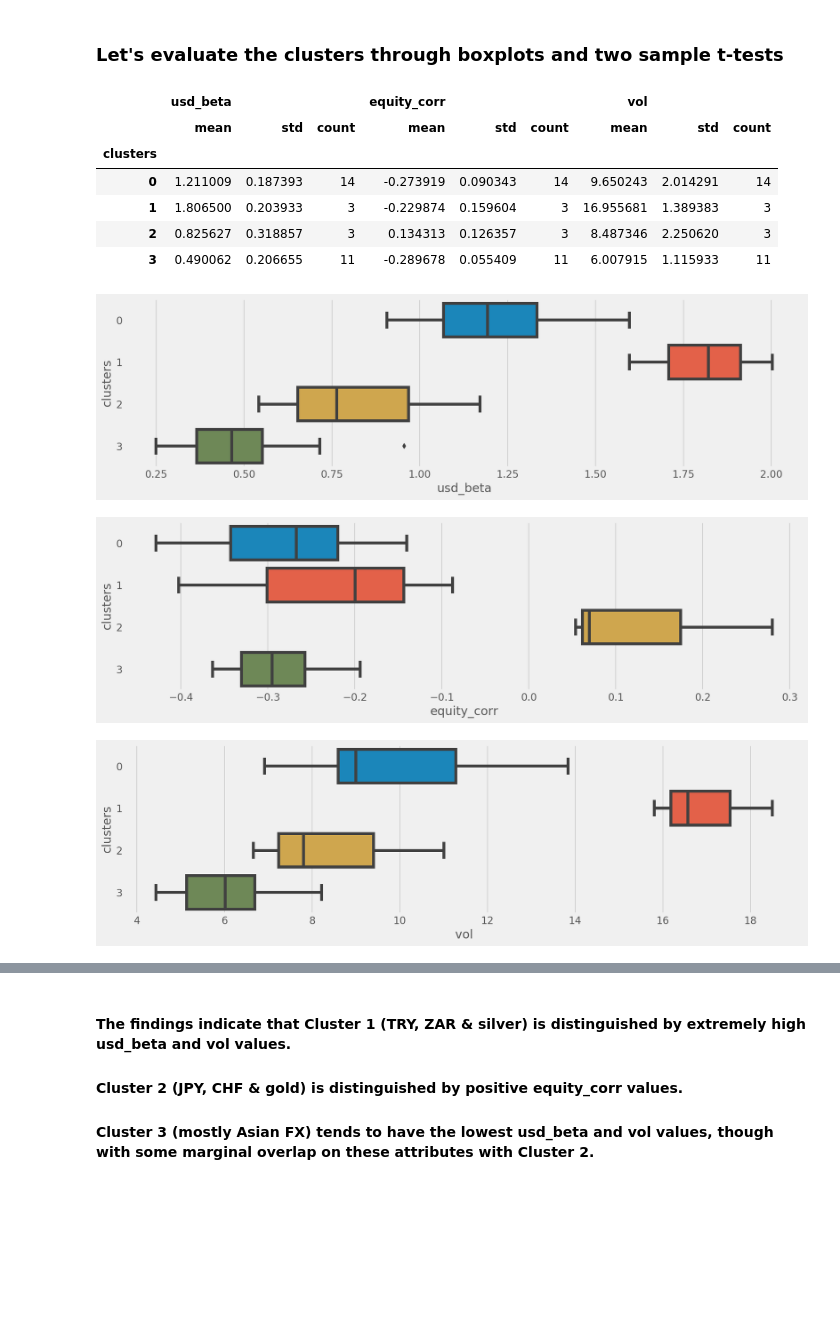
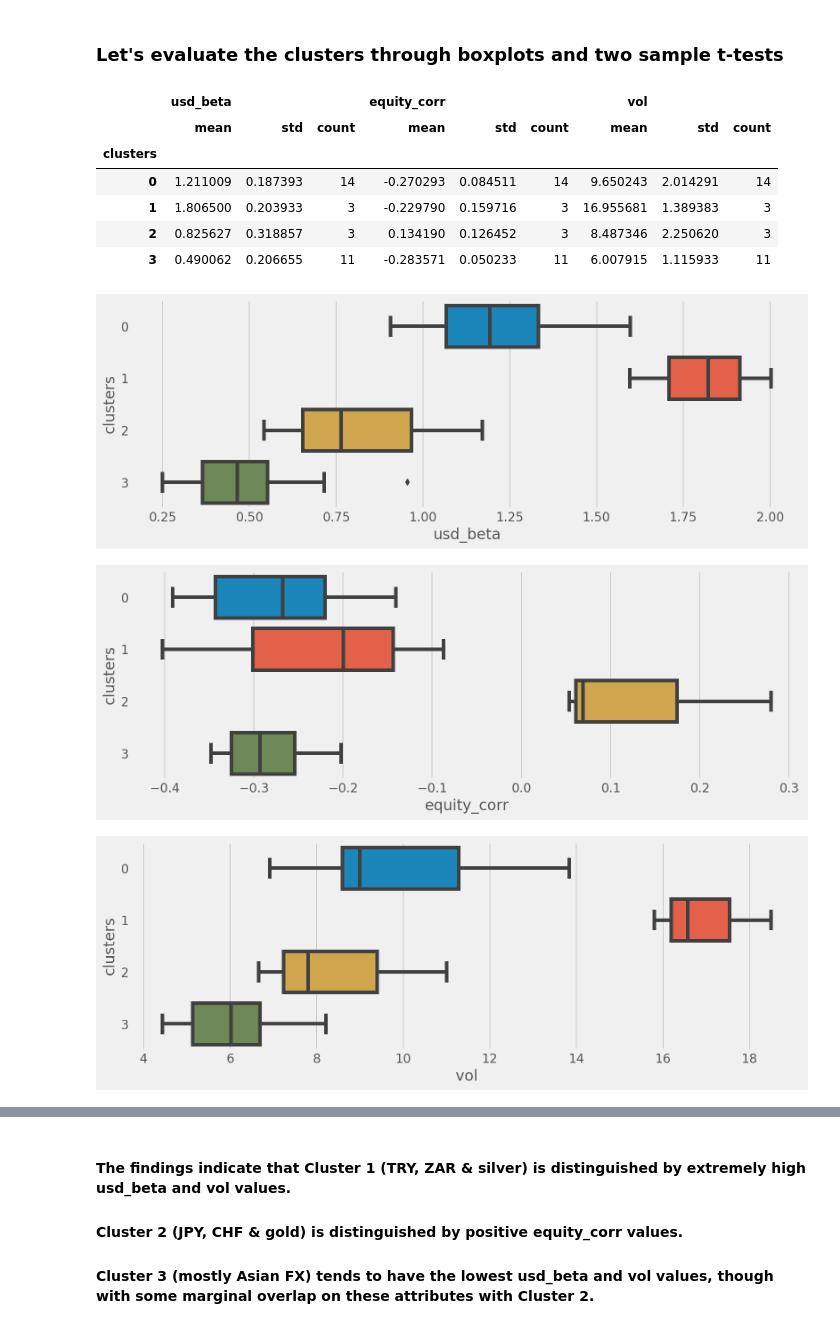
Before and after one commit to at-tan/Hierarchical_Clustering_of_Currencies, a Jupyter notebook: fx_clustering.ipynb, the cells around one changed output, grey strips where cells are left out. Saved outputs shown, nothing was run; the diff lists cells and outputs as text; code cells hidden in the pictures; blank space fills up the shorter version.

```diff
--- a/fx_clustering.ipynb
+++ b/fx_clustering.ipynb
@@ -52,6 +52,8 @@ df.index = df.index.to_timestamp()
 df.columns = ['usd', 'msci', 'oil', 'cny', 'twd', 'krw', 'sgd', 'myr', 'idr', 'thb', 'php', 'inr', 'rub',
                 'pln', 'huf', 'ron', 'try', 'brl', 'mxn', 'clp', 'cop', 'zar', 'ils', 'eur', 'gbp',
                 'jpy', 'aud', 'nzd', 'cad', 'chf', 'nok', 'sek', 'gold', 'silver']
+# %%
+df.fillna(method='ffill', inplace=True)
 # %%
 df.head(5)
 # %% [output]
@@ -675,28 +612,28 @@ X.groupby('clusters').agg(['mean', 'std', 'count'])
 |  | usd_beta |  |  | equity_corr |  |  | vol |  |  |
 |  | mean | std | count | mean | std | count | mean | std | count |
 | clusters |  |  |  |  |  |  |  |  |  |
-| 0 | 1.211009 | 0.187393 | 14 | -0.273919 | 0.090343 | 14 | 9.650243 | 2.014291 | 14 |
-| 1 | 1.806500 | 0.203933 | 3 | -0.229874 | 0.159604 | 3 | 16.955681 | 1.389383 | 3 |
-| 2 | 0.825627 | 0.318857 | 3 | 0.134313 | 0.126357 | 3 | 8.487346 | 2.250620 | 3 |
-| 3 | 0.490062 | 0.206655 | 11 | -0.289678 | 0.055409 | 11 | 6.007915 | 1.115933 | 11 |
+| 0 | 1.211009 | 0.187393 | 14 | -0.270293 | 0.084511 | 14 | 9.650243 | 2.014291 | 14 |
+| 1 | 1.806500 | 0.203933 | 3 | -0.229790 | 0.159716 | 3 | 16.955681 | 1.389383 | 3 |
+| 2 | 0.825627 | 0.318857 | 3 | 0.134190 | 0.126452 | 3 | 8.487346 | 2.250620 | 3 |
+| 3 | 0.490062 | 0.206655 | 11 | -0.283571 | 0.050233 | 11 | 6.007915 | 1.115933 | 11 |
 # %%
 # Box-plots for 'usd_beta'
-plt.figure(figsize=(15,4))
+plt.figure(figsize=(12,4))
 sns.boxplot(x='usd_beta', y='clusters', data=X, orient='h');
 # %% [output]
-[figure, old version]
+[figure, new version]
 # %%
 # Box-plots for 'equity_corr'
 # Cluster 3 is statistically distinct from the others
-plt.figure(figsize=(15,4))
+plt.figure(figsize=(12,4))
 sns.boxplot(x='equity_corr', y='clusters', data=X, orient='h');
 # %% [output]
-[figure, old version]
+[figure, new version]
 # %%
 # Box-plots for 'vol'
 # Cluster 0, cluster 1 and clusters 2-3 are statistically different from each other
-plt.figure(figsize=(15,4))
+plt.figure(figsize=(12,4))
 sns.boxplot(x='vol', y='clusters', data=X, orient='h');
 # %% [output]
-[figure, old version]
+[figure, new version]
 # %%
```
Also changed, not shown: parts of 37 cells of this notebook.
